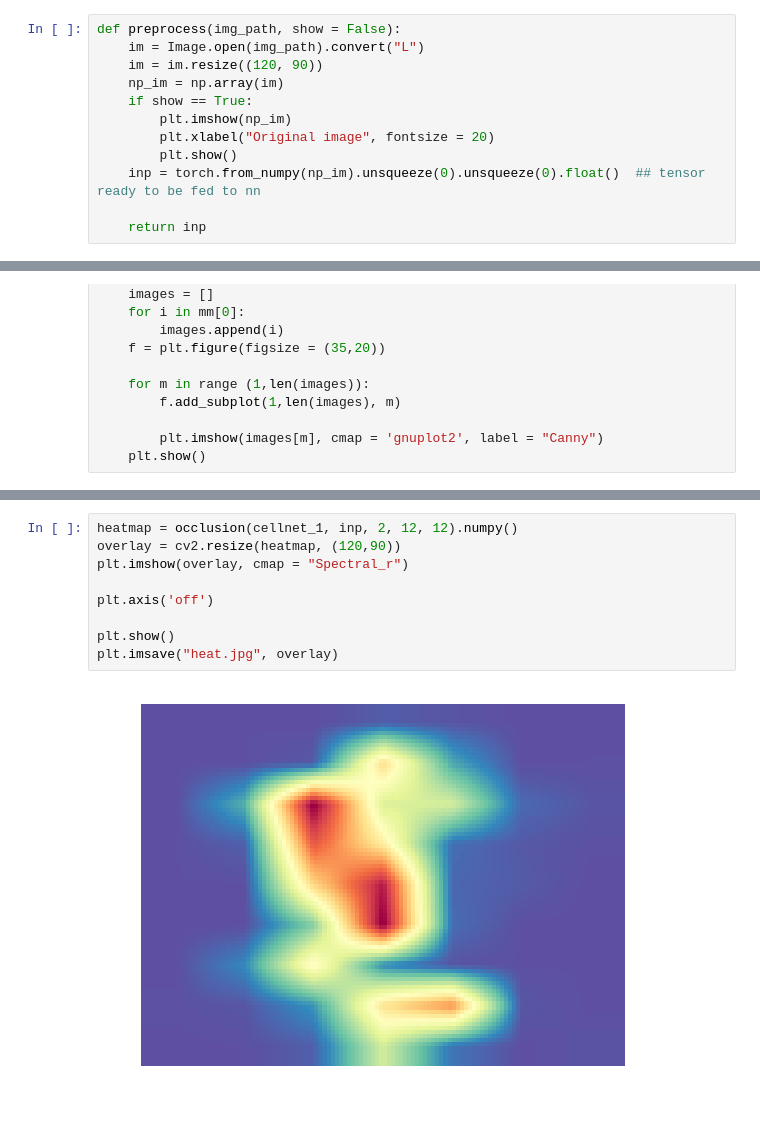
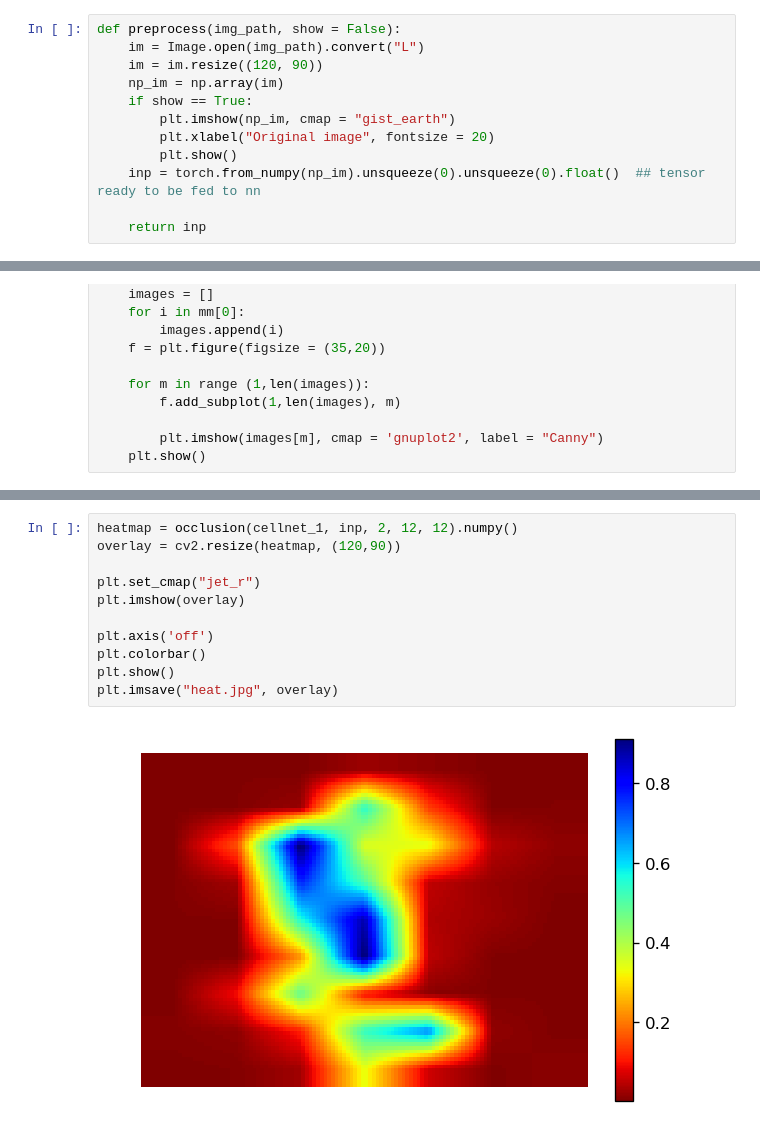
Before and after one commit to Mayukhdeb/adventures-with-augmentation, a Jupyter notebook: visualise_cnn_layers.ipynb, the cells around one changed output, grey strips where cells are left out. Saved outputs shown, nothing was run; the diff lists cells and outputs as text.

```diff
--- a/visualise_cnn_layers.ipynb
+++ b/visualise_cnn_layers.ipynb
@@ -67,7 +73,7 @@ def preprocess(img_path, show = False):
     im = im.resize((120, 90))
     np_im = np.array(im)
     if show == True:
-        plt.imshow(np_im)
+        plt.imshow(np_im, cmap = "gist_earth")
         plt.xlabel("Original image", fontsize = 20)
         plt.show()
     inp = torch.from_numpy(np_im).unsqueeze(0).unsqueeze(0).float()  ## tensor ready to be fed to nn
@@ -200,11 +200,13 @@ inp = preprocess("c2.jpg", show = True)
 # %%
 heatmap = occlusion(cellnet_1, inp, 2, 12, 12).numpy()
 overlay = cv2.resize(heatmap, (120,90))
-plt.imshow(overlay, cmap = "Spectral_r")
+
+plt.set_cmap("jet_r")
+plt.imshow(overlay)
 
 plt.axis('off')
-
+plt.colorbar()
 plt.show()
 plt.imsave("heat.jpg", overlay)
 # %% [output]
-[figure, old version]
+[figure, new version]
```
Also changed, not shown: parts of 15 cells of this notebook.
